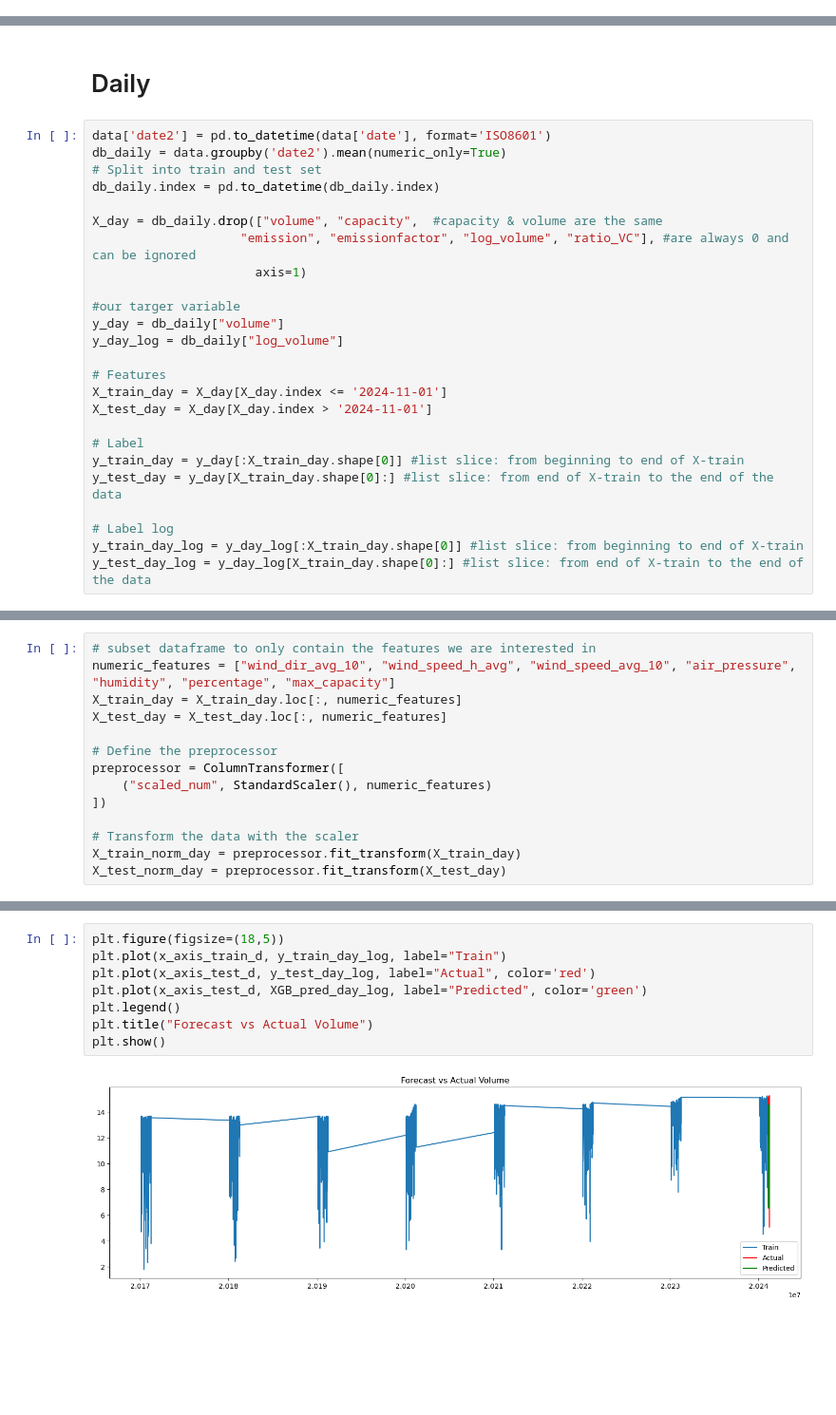
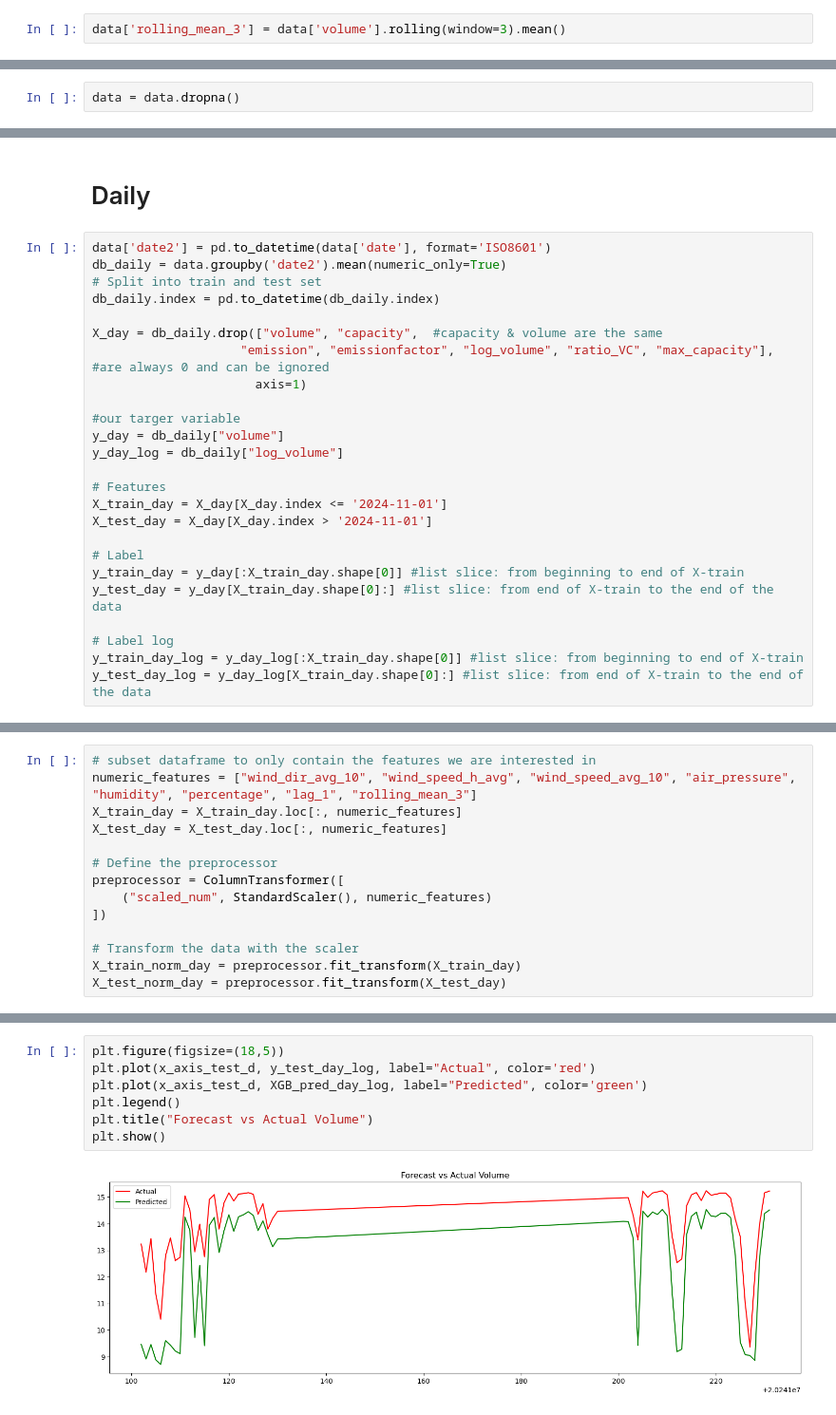
Before and after one commit to benrodion/Watts-next, a Jupyter notebook: XGBoostAllOnshore.ipynb, the cells around one changed output, grey strips where cells are left out. Shown at 95% size. Cells and saved outputs as stored; diff of their text form; blank space fills up the shorter version.

```diff
--- a/XGBoostAllOnshore.ipynb
+++ b/XGBoostAllOnshore.ipynb
@@ -34,3 +46,5 @@ data["ratio_VC"] = data["volume"] / data["max_capacity"]
+# %%
+data['rolling_mean_3'] = data['volume'].rolling(window=3).mean()
 # %%
 data.head()
 # %% [output]
@@ -45,5 +60,7 @@ data.head()
 len(data)
 # %% [output]
 70128
+# %%
+data = data.dropna()
 # %%
 X = data.drop(["volume", "capacity",  #capacity & volume are the same
@@ -586,7 +627,7 @@ db_daily = data.groupby('date2').mean(numeric_only=True)
 db_daily.index = pd.to_datetime(db_daily.index)
 
 X_day = db_daily.drop(["volume", "capacity",  #capacity & volume are the same
-                    "emission", "emissionfactor", "log_volume", "ratio_VC"], #are always 0 and can be ignored
+                    "emission", "emissionfactor", "log_volume", "ratio_VC", "max_capacity"], #are always 0 and can be ignored
                       axis=1)
 
 #our targer variable
@@ -620,7 +667,7 @@ print(y_test_day_log.shape)
 (60,)
 # %%
 # subset dataframe to only contain the features we are interested in
-numeric_features = ["wind_dir_avg_10", "wind_speed_h_avg", "wind_speed_avg_10", "air_pressure", "humidity", "percentage", "max_capacity"]
+numeric_features = ["wind_dir_avg_10", "wind_speed_h_avg", "wind_speed_avg_10", "air_pressure", "humidity", "percentage", "lag_1", "rolling_mean_3"]
 X_train_day = X_train_day.loc[:, numeric_features]
 X_test_day = X_test_day.loc[:, numeric_features]
 
@@ -743,10 +807,9 @@ Test Set MSE:  3.4018568480088125
 # %%
 plt.figure(figsize=(18,5))
-plt.plot(x_axis_train_d, y_train_day_log, label="Train")
 plt.plot(x_axis_test_d, y_test_day_log, label="Actual", color='red')
 plt.plot(x_axis_test_d, XGB_pred_day_log, label="Predicted", color='green')
 plt.legend()
 plt.title("Forecast vs Actual Volume")
 plt.show()
 # %% [output]
-[figure, old version]
+[figure, new version]
```
Also changed, not shown: parts of 50 cells of this notebook, 3 other files.
